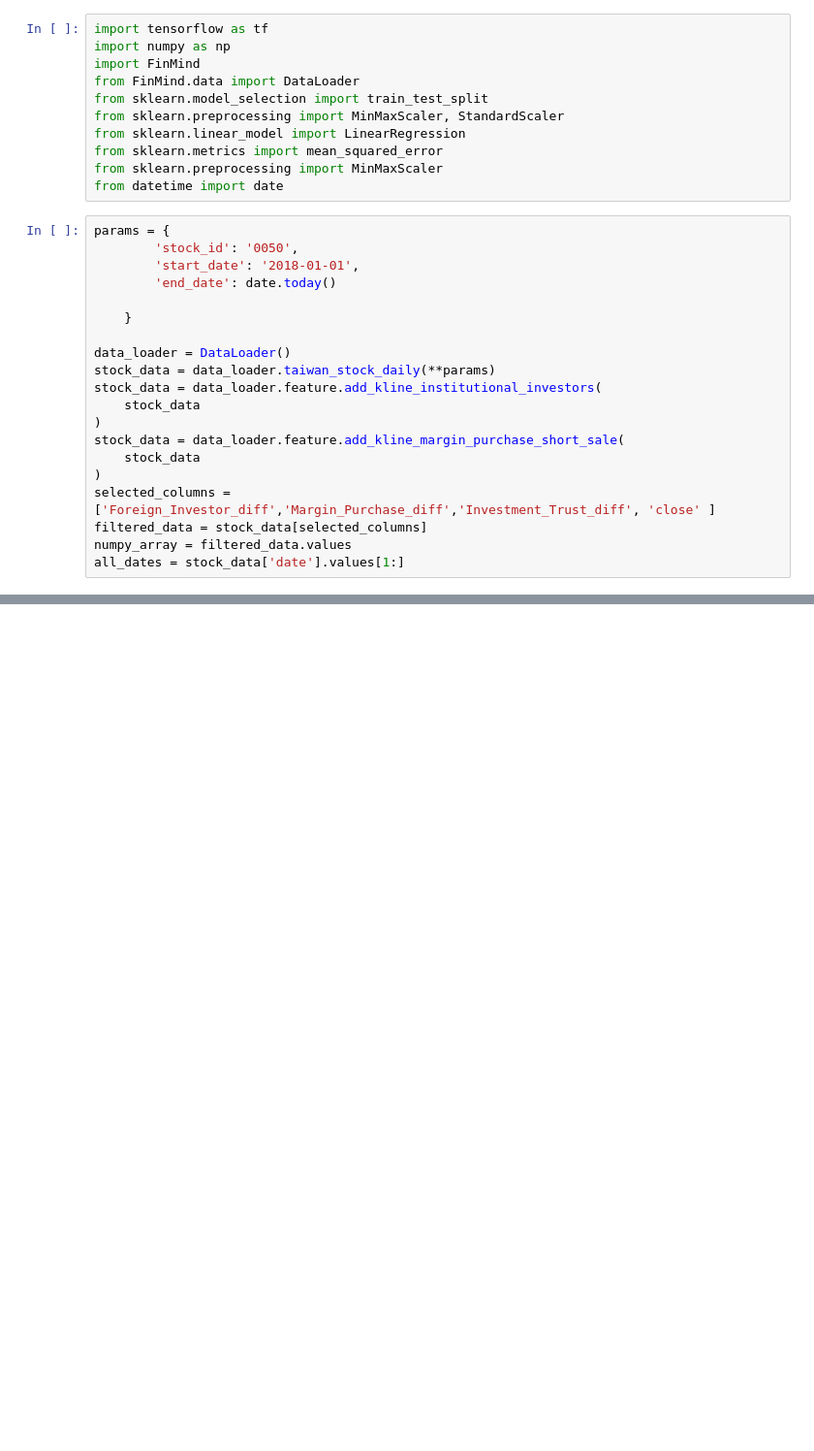
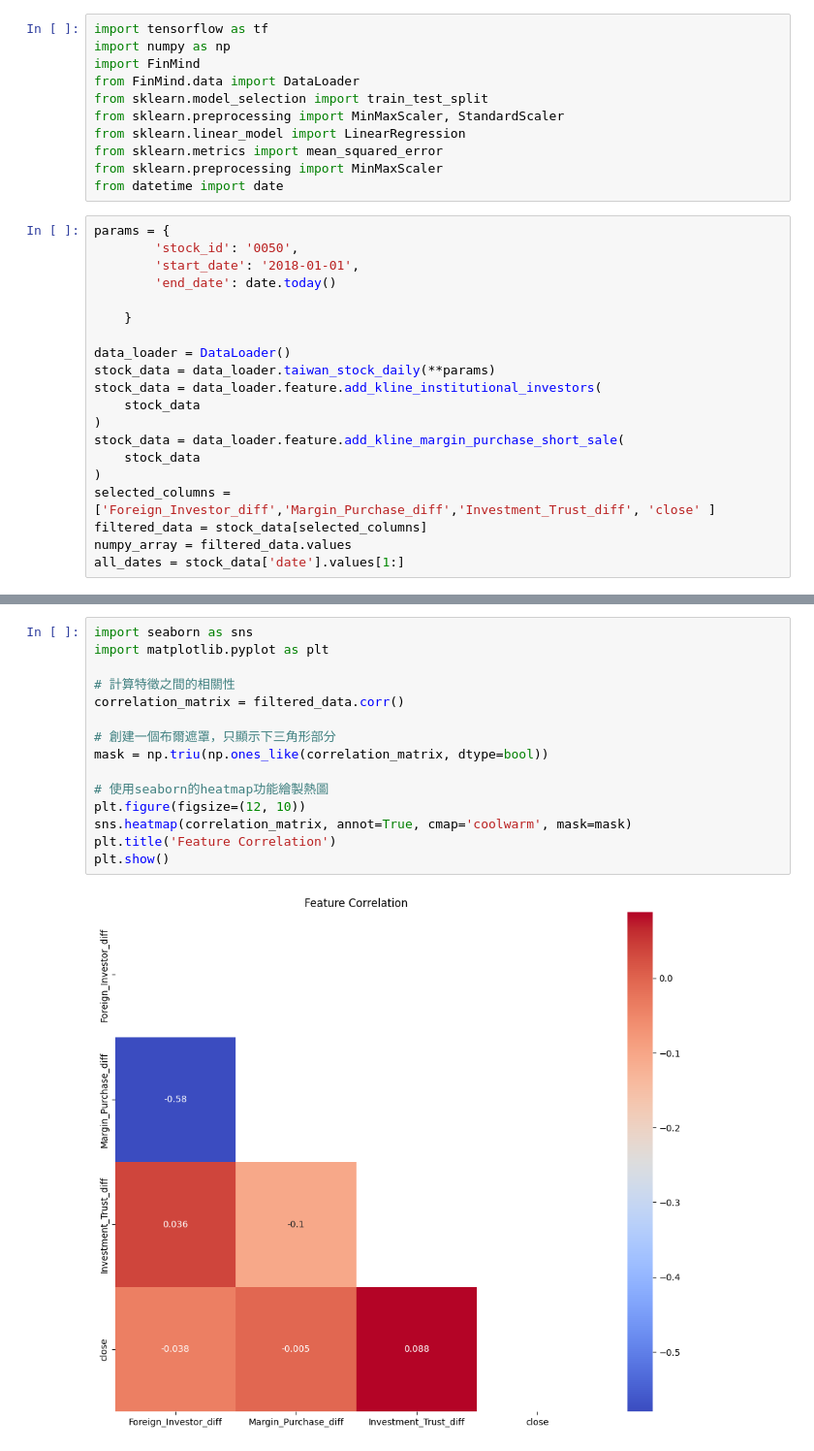
Before and after one commit to fender8185/Stock-predict, a Jupyter notebook: lstm2stock.ipynb, the cells around one changed output, grey strips where cells are left out. Shown: that part at 97% size. Cells and saved outputs as stored; diff of their text form; blank space fills up the shorter version.

```diff
--- a/lstm2stock.ipynb
+++ b/lstm2stock.ipynb
@@ -117,0 +191,17 @@ fig.show()
+# %%
+import seaborn as sns
+import matplotlib.pyplot as plt
+
+# 計算特徵之間的相關性
+correlation_matrix = filtered_data.corr()
+
+# 創建一個布爾遮罩，只顯示下三角形部分
+mask = np.triu(np.ones_like(correlation_matrix, dtype=bool))
+
+# 使用seaborn的heatmap功能繪製熱圖
+plt.figure(figsize=(12, 10))
+sns.heatmap(correlation_matrix, annot=True, cmap='coolwarm', mask=mask)
+plt.title('Feature Correlation')
+plt.show()
+# %% [output]
+[figure, added]
```
Also changed, not shown: parts of 3 cells of this notebook.
